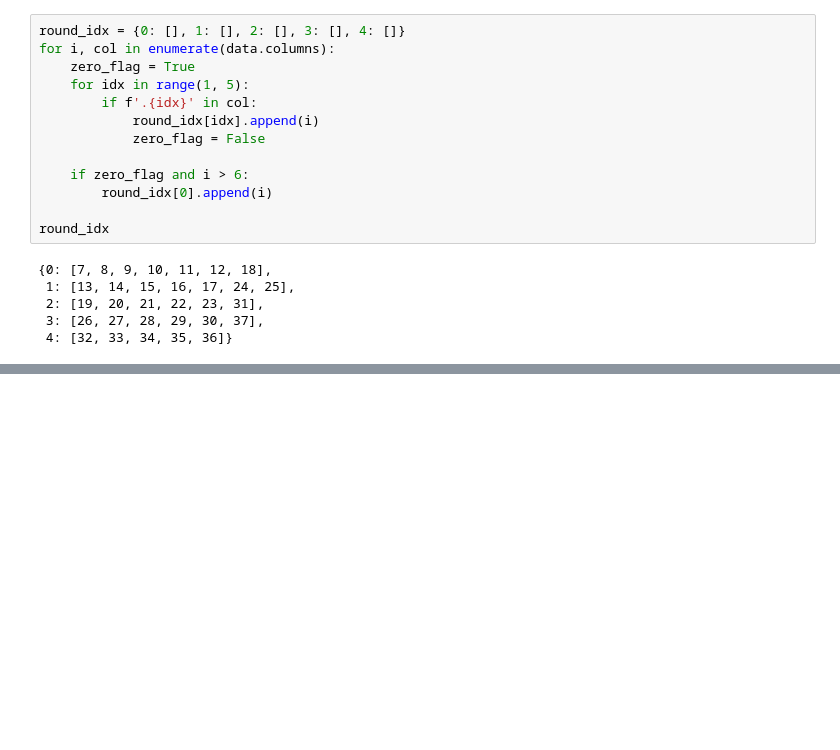
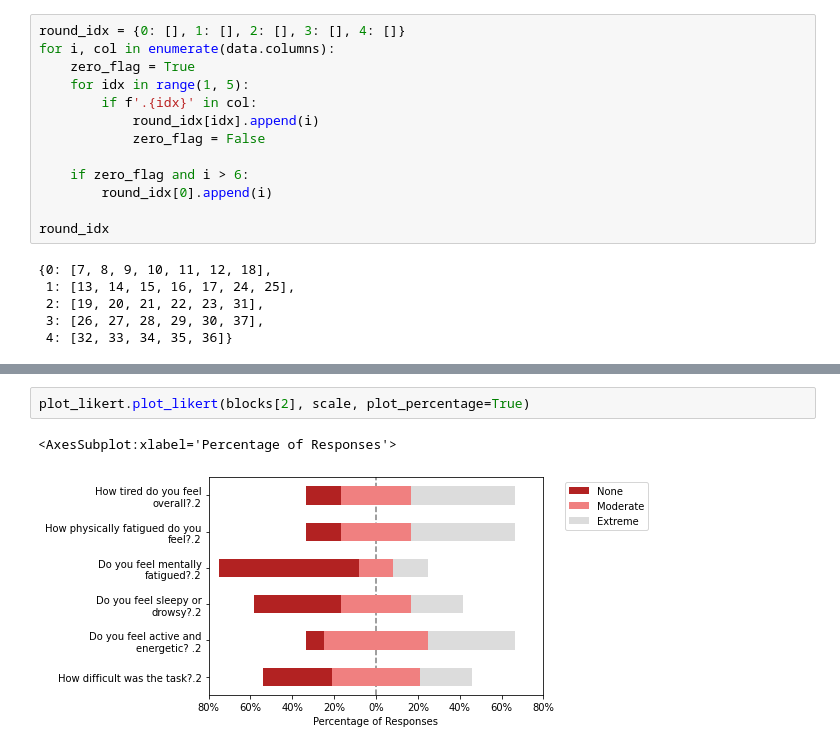
Before and after one commit to asheeshcric/VA, a Jupyter notebook: notebooks/survey_plot.ipynb, the cells around one changed output, grey strips where cells are left out. Drawn from its saved outputs; the diff is of its cells as text; blank space fills up the shorter version.

```diff
--- a/notebooks/survey_plot.ipynb
+++ b/notebooks/survey_plot.ipynb
@@ -141,0 +118,5 @@ block4
+# %%
+plot_likert.plot_likert(blocks[2], scale, plot_percentage=True)
+# %% [output]
+<AxesSubplot:xlabel='Percentage of Responses'>
+[figure, added]
```
Also changed, not shown: parts of 17 cells of this notebook.
